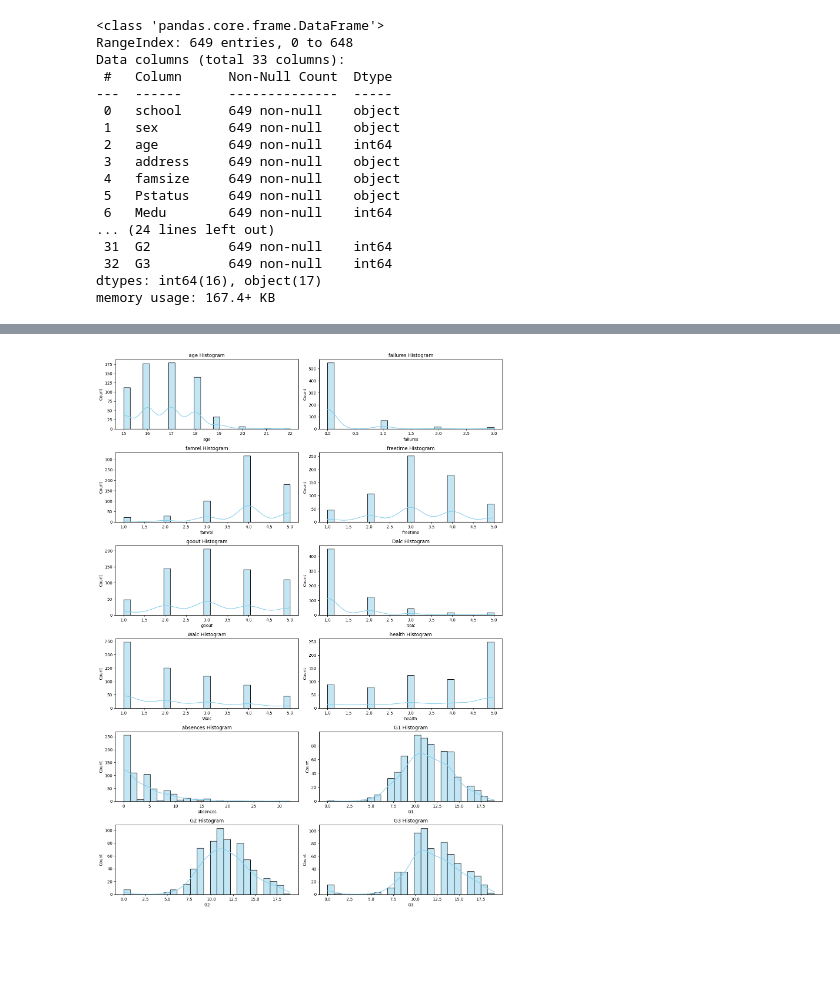
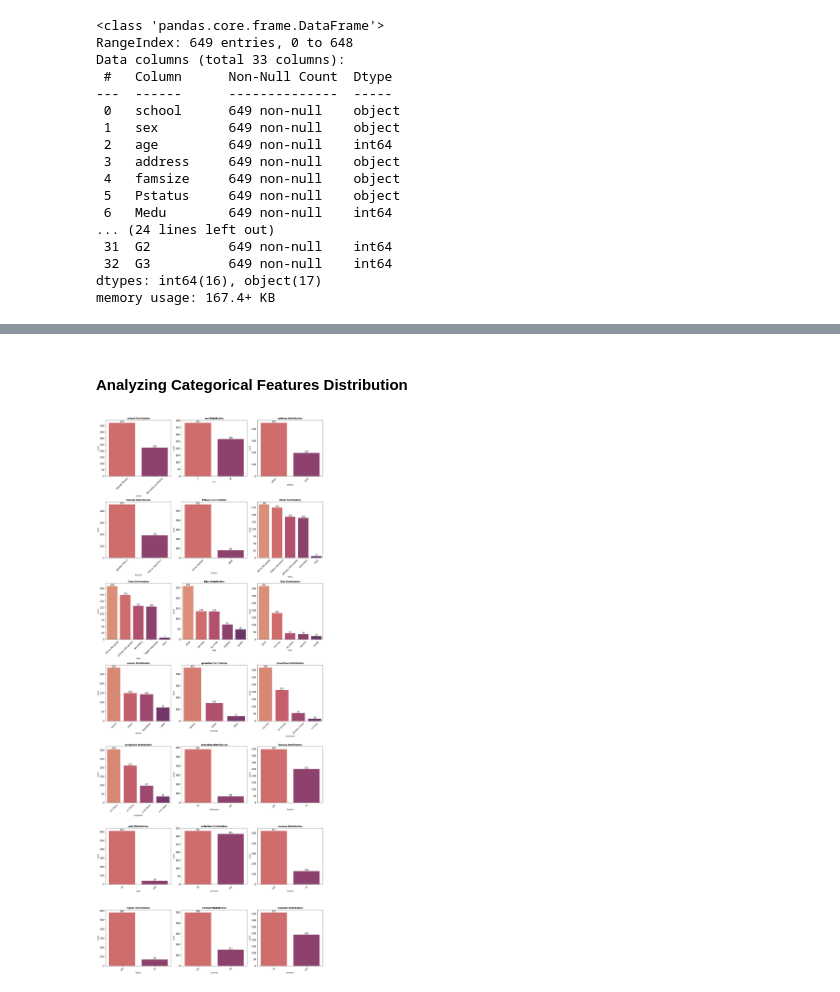
Before and after one commit to Yahtze/CS-9223-RAI-Project, a Jupyter notebook: main.ipynb, the cells around one changed output, grey strips where cells are left out. Cells and saved outputs as stored; diff of their text form; code cells hidden in the pictures; blank space fills up the shorter version.

```diff
--- a/main.ipynb
+++ b/main.ipynb
@@ -286,23 +245,30 @@ Passing `palette` without assigning `hue` is deprecated and will be removed in v
-# %%
-fig, axes = plt.subplots(nrows=8, ncols=2, figsize=(14, 25))
-axes = axes.flatten()
-
-for i, col in enumerate(num_cols):
-    sn.histplot(full_df[col],
-                 bins= np.sqrt(len(full_df[col])),
-                 kde=True,
-                 color="skyblue",
-                 ax=axes[i],
-                 binwidth= round((full_df[col].max() - full_df[col].min()) / np.sqrt(len(full_df[col])),2)
-    )
-    axes[i].set_title(f"{col} Histogram", fontsize=12)
-    axes[i].set_xlabel(col)
-    axes[i].set_ylabel("Count")
-
-for j in range(len(num_cols), len(axes)):
-    fig.delaxes(axes[j])
-
-plt.tight_layout()
-plt.show()
-# %% [output]
-[figure, removed]
+# %% [markdown]
+#### Analyzing Categorical Features Distribution
+# %%
+# Re-identify categorical columns after transformation
+num_cols = full_df.select_dtypes(include='int64').columns
+cat_cols = full_df.select_dtypes(include='object').columns
+
+# Create bar charts for all categorical variables
+fig, axes = plt.subplots(7, 3, figsize=(18, 44))
+axes = axes.flatten()
+
+for i, col_name in enumerate(cat_cols):
+    ax = axes[i]
+    sn.countplot(data=full_df, x=col_name, ax=ax, palette="flare", order=full_df[col_name].value_counts().index)
+    ax.set_title(f"{col_name} Distribution", fontsize=12, fontweight='bold')
+    ax.tick_params(axis='x', rotation=45, labelsize=12)
+    ax.tick_params(axis='y', labelsize=14)
+
+    # Add count labels on bars
+    for container in ax.containers:
+        ax.bar_label(container, fmt='%d', fontsize=12)
+
+# Remove unused subplots
+for j in range(len(cat_cols), len(axes)):
+    fig.delaxes(axes[j])
+
+plt.tight_layout()
+plt.show()
+# %% [output]
+[figure, added]
```
Also changed, not shown: parts of 31 cells of this notebook.
